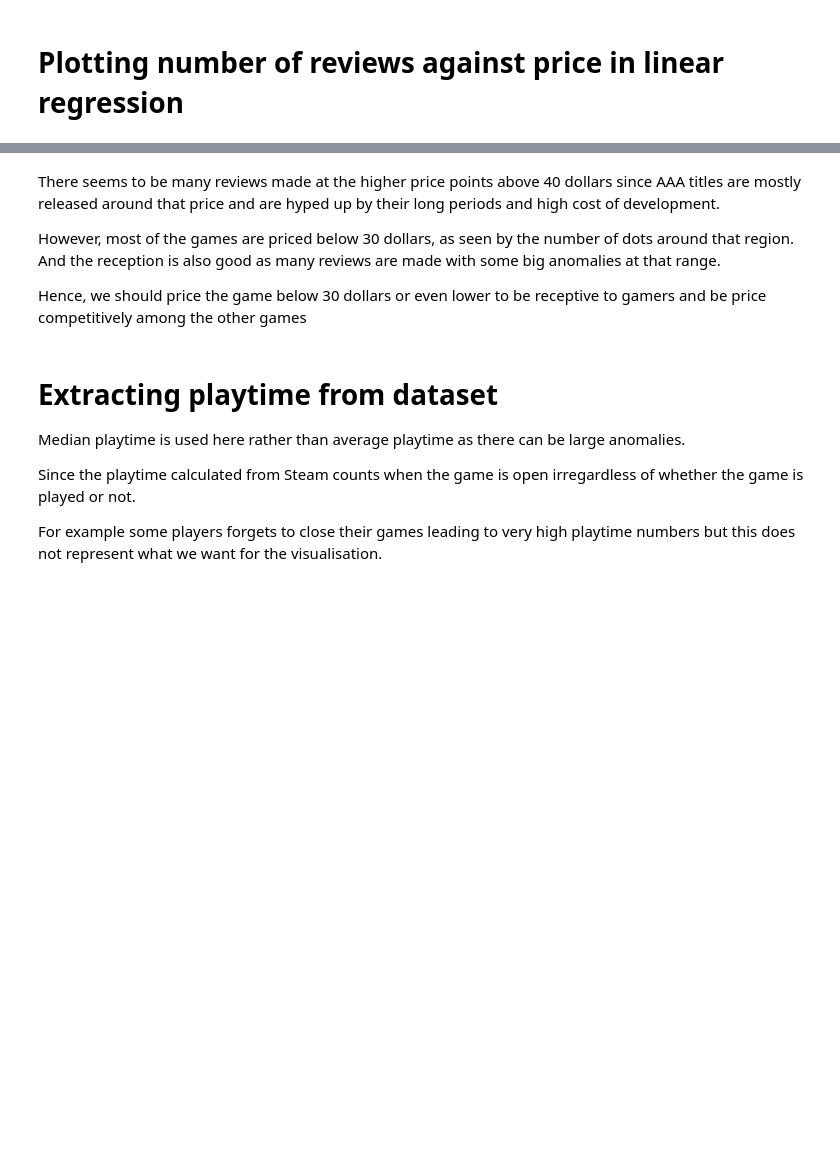
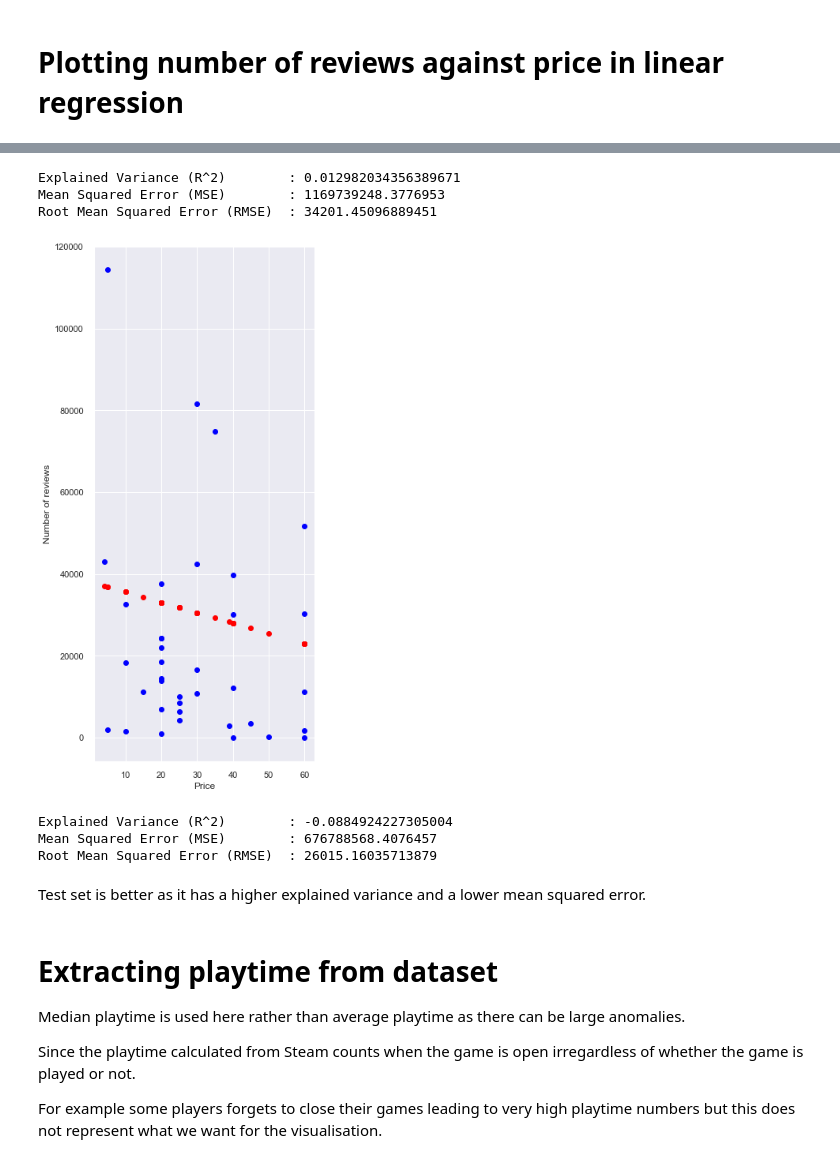
Before and after one commit to pyaepyaelily/videoGame, a Jupyter notebook: seahyida.ipynb, the cells around one changed output, grey strips where cells are left out. Cells and saved outputs as stored; diff of their text form; code cells hidden in the pictures; blank space fills up the shorter version.

```diff
--- a/seahyida.ipynb
+++ b/seahyida.ipynb
@@ -166,9 +171,42 @@ plt.show()
+# %%
+print("Explained Variance (R^2) \t:", linreg.score(price_train, numreviews_train))
+
+def mean_sq_err(actual, predicted):
+    return np.mean(np.square(np.array(actual) - np.array(predicted)))
+
+mse = mean_sq_err(numreviews_train, numreviews_train_pred)
+print("Mean Squared Error (MSE) \t:", mse)
+print("Root Mean Squared Error (RMSE) \t:", np.sqrt(mse))
+# %% [output]
+Explained Variance (R^2)        : 0.012982034356389671
+Mean Squared Error (MSE)        : 1169739248.3776953
+Root Mean Squared Error (RMSE)  : 34201.45096889451
+# %%
+numreviews_test_pred = linreg.predict(price_test)
+
+f = plt.figure(figsize=(5, 12))
+plt.scatter(price_test, numreviews_test, color = "blue")
+plt.scatter(price_test, numreviews_test_pred, color = "red")
+plt.xlabel('Price')
+plt.ylabel('Number of reviews')
+plt.show()
+# %% [output]
+[figure, added]
+# %%
+print("Explained Variance (R^2) \t:", linreg.score(price_test, numreviews_test))
+
+def mean_sq_err(actual, predicted):
+    return np.mean(np.square(np.array(actual) - np.array(predicted)))
+
+mse = mean_sq_err(numreviews_test, numreviews_test_pred)
+print("Mean Squared Error (MSE) \t:", mse)
+print("Root Mean Squared Error (RMSE) \t:", np.sqrt(mse))
+# %% [output]
+Explained Variance (R^2)        : -0.0884924227305004
+Mean Squared Error (MSE)        : 676788568.4076457
+Root Mean Squared Error (RMSE)  : 26015.16035713879
 # %% [markdown]
-There seems to be many reviews made at the higher price points above 40 dollars since AAA titles are mostly released around that price and are hyped up by their long periods and high cost of development.
-
-However, most of the games are priced below 30 dollars, as seen by the number of dots around that region. And the reception is also good as many reviews are made with some big anomalies at that range.
-
-Hence, we should price the game below 30 dollars or even lower to be receptive to gamers and be price competitively among the other games
+Test set is better as it has a higher explained variance and a lower mean squared error.
 # %% [markdown]
 Extracting playtime from dataset
 ===============
```
Also changed, not shown: parts of 6 cells of this notebook.
